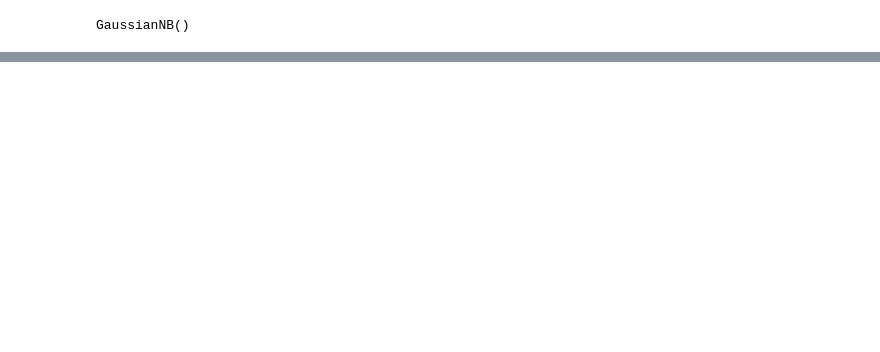
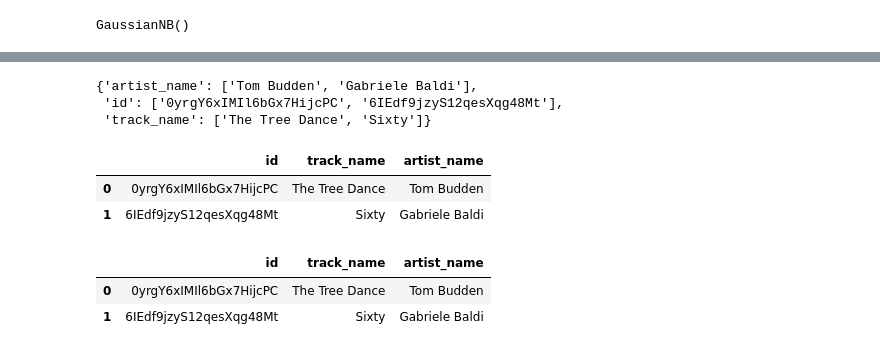
Before and after one commit to tomsyouruncle/DJ_suggest, a Jupyter notebook: notebooks/Naive_Bayes_scratch.ipynb, the cells around one changed output, grey strips where cells are left out. Saved outputs shown, nothing was run; the diff lists cells and outputs as text; code cells hidden in the pictures; blank space fills up the shorter version.

```diff
--- a/notebooks/Naive_Bayes_scratch.ipynb
+++ b/notebooks/Naive_Bayes_scratch.ipynb
@@ -116,0 +115,25 @@ sb.pairplot(trackset[useful_features])
+# %%
+get_tracks_details(['0yrgY6xIMIl6bGx7HijcPC','6IEdf9jzyS12qesXqg48Mt'])
+# %% [output]
+{'artist_name': ['Tom Budden', 'Gabriele Baldi'],
+ 'id': ['0yrgY6xIMIl6bGx7HijcPC', '6IEdf9jzyS12qesXqg48Mt'],
+ 'track_name': ['The Tree Dance', 'Sixty']}
+# %%
+sp = spotipy.Spotify()
+input_tracks = ['0yrgY6xIMIl6bGx7HijcPC','6IEdf9jzyS12qesXqg48Mt']
+results = sp.tracks(input_tracks)
+results_df = pd.DataFrame(columns=('id','track_name','artist_name'))
+for i, track in enumerate(results['tracks']):
+    results_df.loc[i] = [track['id'],track['name'],track['artists'][0]['name']]
+results_df
+# %% [output]
+|  | id | track_name | artist_name |
+| 0 | 0yrgY6xIMIl6bGx7HijcPC | The Tree Dance | Tom Budden |
+| 1 | 6IEdf9jzyS12qesXqg48Mt | Sixty | Gabriele Baldi |
+# %%
+a = ['0yrgY6xIMIl6bGx7HijcPC','6IEdf9jzyS12qesXqg48Mt']
+get_tracks_details(a)
+# %% [output]
+|  | id | track_name | artist_name |
+| 0 | 0yrgY6xIMIl6bGx7HijcPC | The Tree Dance | Tom Budden |
+| 1 | 6IEdf9jzyS12qesXqg48Mt | Sixty | Gabriele Baldi |
```
Also changed, not shown: parts of 10 cells of this notebook, 2 other files.
